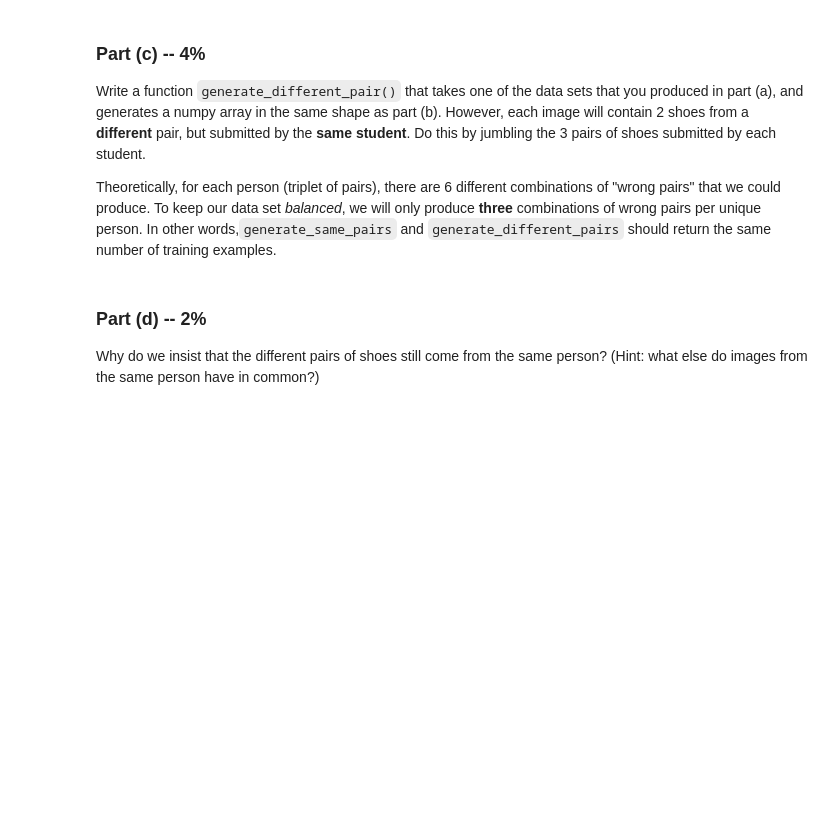
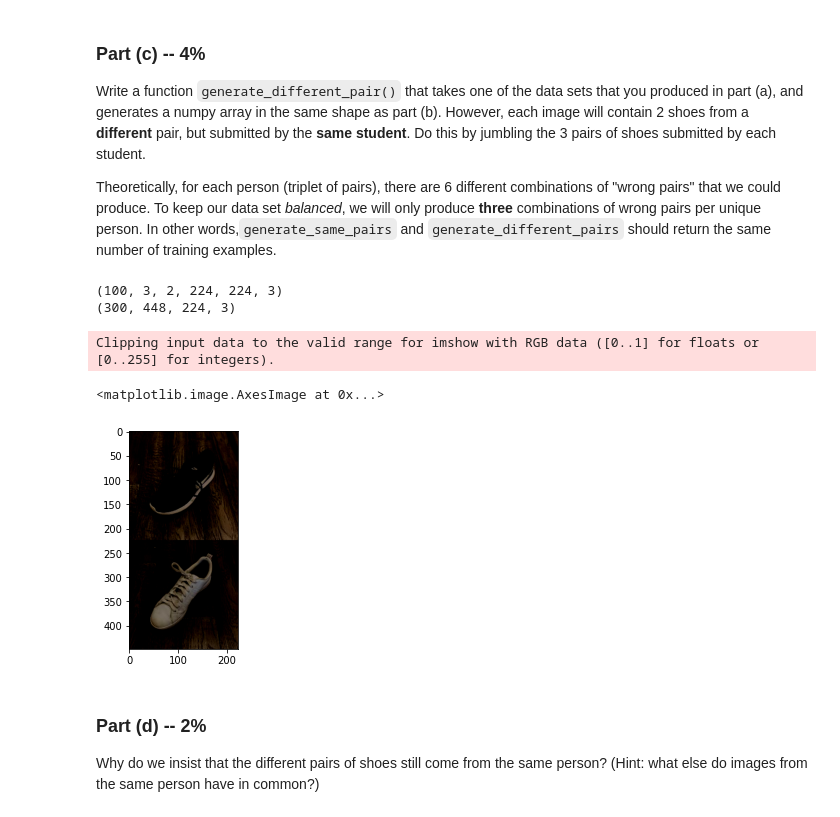
Before and after one commit to evgenyan95/test, a Jupyter notebook: Assignment3_ipynb.ipynb, the cells around one changed output. Cells and saved outputs as stored; diff of their text form; code cells hidden in the pictures; blank space fills up the shorter version.

```diff
--- a/Assignment3_ipynb.ipynb
+++ b/Assignment3_ipynb.ipynb
@@ -238,17 +199,24 @@ In other words,`generate_same_pairs` and `generate_different_pairs` should
 return the same number of training examples.
 # %%
 # Your code goes here
-def generate_same_pair(data):
+def generate_different_pair(data):
   same_pair = np.zeros((data.shape[0]*3, 448, 224, 3))
-  for i in range(0, data.shape[0], 3):
+  for i in range(0, data.shape[0]-3, 3):
      same_pair[round(i/3)   , :, :, :] = np.concatenate((data[i  , 0, 0, :, :, :], data[i  , 1, 1, :, :, :]))
      same_pair[round(i/3) +1, :, :, :] = np.concatenate((data[i+1, 1, 0, :, :, :], data[i+1, 2, 1, :, :, :]))
      same_pair[round(i/3) +2, :, :, :] = np.concatenate((data[i+2, 2, 0, :, :, :], data[i+2, 0, 1, :, :, :]))
+  return same_pair
 
 # Run this code, include the result with your PDF submission
 print(train_data.shape) # if this is [N, 3, 2, 224, 224, 3]
 print(generate_different_pair(train_data).shape) # should be [N*3, 448, 224, 3]
 plt.imshow(generate_different_pair(train_data)[0]) # should show 2 shoes from different pairs
+# %% [output]
+(100, 3, 2, 224, 224, 3)
+(300, 448, 224, 3)
+Clipping input data to the valid range for imshow with RGB data ([0..1] for floats or [0..255] for integers).
+<matplotlib.image.AxesImage at 0x...>
+[figure, added]
 # %% [markdown]
 ### Part (d) -- 2%
 
```
Also changed, not shown: parts of 5 cells of this notebook.
